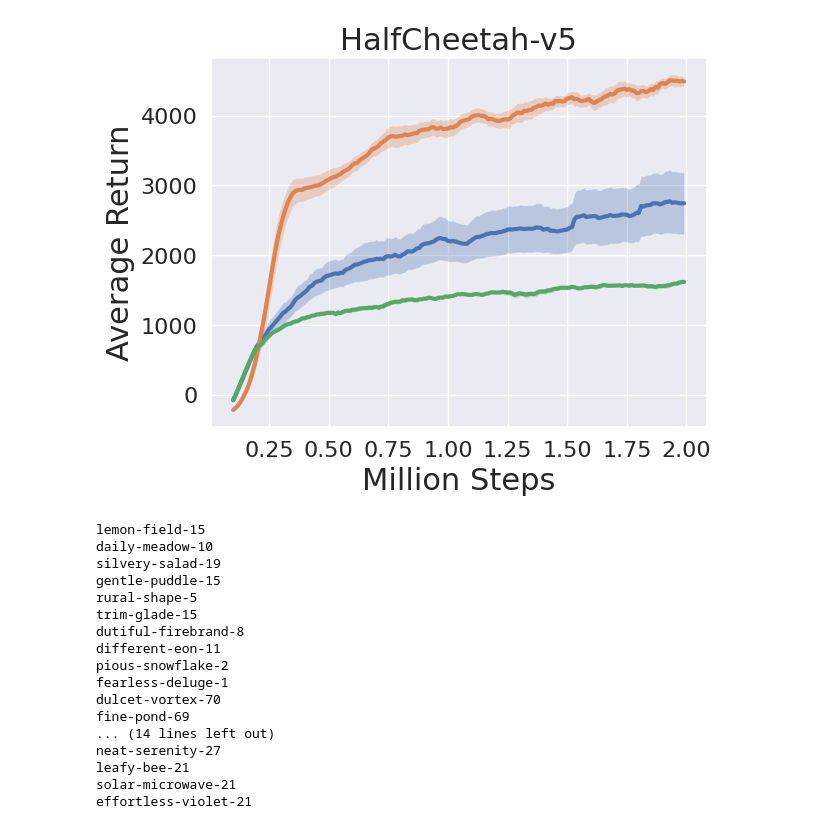
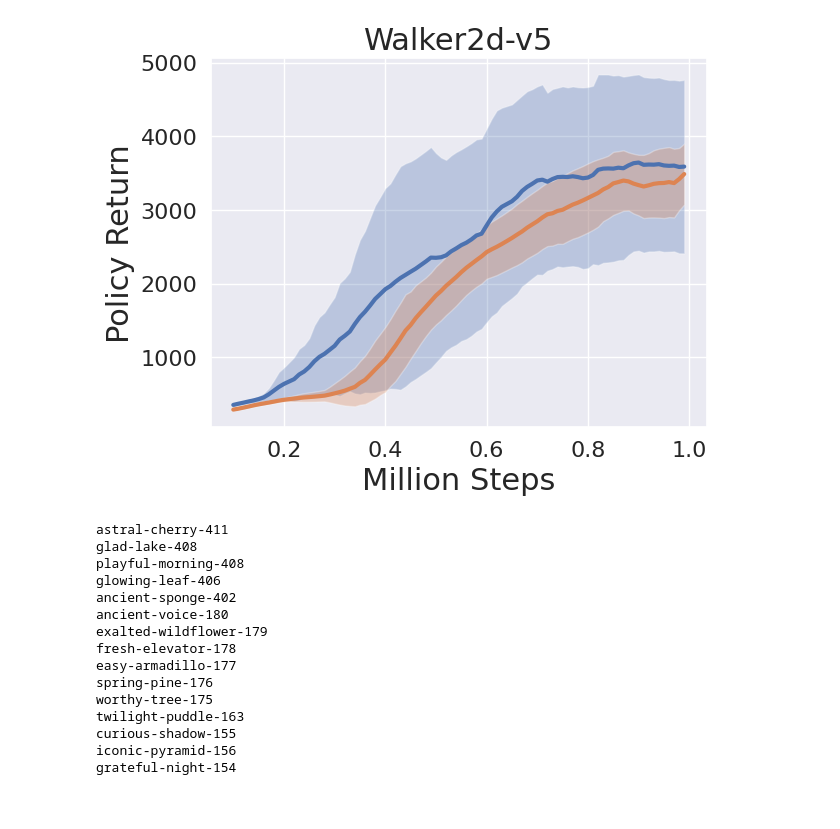
Before and after one commit to kallel-mahdi/supersac, a Jupyter notebook: notebooks/PLOTS.ipynb, the cells around one changed output. Drawn from its saved outputs; the diff is of its cells as text; code cells hidden in the pictures.

```diff
--- a/notebooks/PLOTS.ipynb
+++ b/notebooks/PLOTS.ipynb
@@ -13,56 +13,57 @@ sns.set_theme()
 
 os.environ["WANDB_API_KEY"]="28996bd59f1ba2c5a8c3f2cc23d8673c327ae230"
 api = wandb.Api()
-entity, project_99,project_995 = "mahdikallel", "finishitto", "finishitto_995"
+entity, project_99,project_995 = "mahdikallel", "iclr_close", "iclr_995_tunisia_constant_temp"
 runs_99 = api.runs(entity + "/" + project_99)
 runs_995 = api.runs(entity + "/" + project_995)
 
 runs = itertools.chain(runs_99,runs_995)
 #runs = runs_995
 
-def filter_ppo(run,env_name,normalize_reward):
-    return run.config["env_name"] == env_name and run.config["algo_name"] == "ppo" and normalize_reward == run.config["normalize_reward"]
+def filter_ppo(run,env_name,gamma,normalize_reward):
+    return run.config["env_name"] == env_name and gamma == run.config["gamma"] and run.config["algo_name"] == "ppo" and normalize_reward == run.config["normalize_reward"]
 
 
-def filter_sac(run,env_name,gamma,discount_actor,use_momentum):
-    return run.config["env_name"] == env_name and run.config["algo_name"] == "sac" and gamma == run.config["gamma"] and discount_actor == run.config["discount_actor"] and use_momentum == run.config["use_momentum"]
+def filter_superppo(run,env_name,gamma,discount_actor,on_policy_data,momentum):
+    return run.config["env_name"] == env_name and run.config["algo_name"] == "superppo" and gamma == run.config["gamma"] and discount_actor == run.config["discount_actor"] and momentum == run.config["momentum"] and on_policy_data == run.config["on_policy_data"]
 
 
-env_name = "InvertedDoublePendulum-v5"
 
-dc = {"ppo":{"normalize_reward":True},"ppo(-norm)":{"normalize_reward":False},"on-sac":{"gamma":0.995,"discount_actor":True,"use_momentum":False}}
+dc = {"ppo":{"normalize_reward":True,"gamma":0.99},"superppo":{"gamma":0.995,"on_policy_data":False,"discount_actor":True,"momentum":0.9}}
 legends = [""]
-env_names = ["InvertedDoublePendulum-v5","Hopper-v5","HalfCheetah-v5","Walker2d-v5","Ant-v5","Humanoid-v5"]
-max_steps = [5e5,2e6,2e6,2e6,2e6,5e6]
+env_names = ["InvertedDoublePendulum-v5","Hopper-v5","Walker2d-v5","HalfCheetah-v5","Ant-v5","Humanoid-v5"]
+max_steps = [1e6,1e6,1e6,1e6,1e6,5e6]
 legend = [True,False,False,False,False,False]
 
 for env_name,max_step,legend in zip(env_names,max_steps,legend):
 
 
-    algo_name = ["ppo","on-sac","ppo(-norm)"]
-    #algo_name = ["ppo"]
+    algo_name = ["ppo","superppo"]
     for algo in algo_name:
 
             df = pd.DataFrame()
             config_list, name_list,run_list= [], [],[]
             for run in runs:
 
+
+
                 # .config contains the hyperparameters.
                 #  We remove special values that start with _.
 
-                if "sac" in algo:
+                if "superppo" in algo:
 
-                    if filter_sac(run,env_name,**dc[algo]):
+                    if filter_superppo(run,env_name,**dc[algo]):
                         config_list.append({k: v for k, v in run.config.items() if not k.startswith("_")})
                         # .name is the human-readable name of the run.
                         name_list.append(run.name)
                         full_df = run.history(samples=10000)
-                        tmp_df = full_df[['evaluation/episode.return','_step']].dropna(axis=0)
-                        tmp_df["average return"] = tmp_df['evaluation/episode.return'].rolling(window=10).mean()
+                        tmp_df = full_df[['evaluation/undisc_policy_return','_step']].dropna(axis=0)
+                        tmp_df["average return"] = tmp_df['evaluation/undisc_policy_return'].rolling(window=10).mean()
                         tmp_df['step'] = np.round(tmp_df['_step'] / 10000) * 10000
                         tmp_df = tmp_df[["step","average return"]]
                         df = pd.concat([df, tmp_df], ignore_index=True)
                         print(run.name)
+
 
                 elif "ppo" in algo :
 
@@ -71,8 +72,8 @@ for env_name,max_step,legend in zip(env_names,max_steps,legend):
                         # .name is the human-readable name of the run.
                         name_list.append(run.name)
                         full_df = run.history(samples=10000)
-                        tmp_df = full_df[['evaluation/episode.return','_step']].dropna(axis=0)
-                        tmp_df["average return"] = tmp_df['evaluation/episode.return'].rolling(window=10).mean()
+                        tmp_df = full_df[['evaluation/undisc_policy_return','_step']].dropna(axis=0)
+                        tmp_df["average return"] = tmp_df['evaluation/undisc_policy_return'].rolling(window=10).mean()
                         tmp_df['step'] = np.round(tmp_df['_step'] / 10000) * 10000
                         tmp_df = tmp_df[["step","average return"]]
                         df = pd.concat([df, tmp_df], ignore_index=True)
@@ -84,18 +85,19 @@ for env_name,max_step,legend in zip(env_names,max_steps,legend):
             df = df[df["step"]<int(max_step)]
             x = df.groupby("step")["step"].mean()/1e6
             mean = df.groupby("step")["average return"].mean()
-            stderror = df.groupby("step")["average return"].std()/np.sqrt(df.groupby("step")["average return"].count())
+            #stderror = df.groupby("step")["average return"].std()/np.sqrt(df.groupby("step")["average return"].count())
+            stderror = df.groupby("step")["average return"].std()
 
             plt.plot(x,mean,label=algo.upper(),linewidth=3)
             plt.fill_between(x,mean-stderror,mean+stderror, alpha=0.3)
             plt.xticks(fontsize=16)
             plt.yticks(fontsize=16)
             plt.xlabel('Million Steps',fontsize=22)
-            plt.ylabel('Average Return',fontsize=22)
+            plt.ylabel('Policy Return',fontsize=22)
             plt.title(env_name,fontsize=22)
             runs = itertools.chain(runs_99,runs_995)
 
     if legend : plt.legend()
-    plt.savefig("./plots/bench_99/"+env_name+"_benchmark_995.pdf", format="pdf", bbox_inches="tight")
+    #plt.savefig("./plots/delete/"+env_name+"_benchmark_995.pdf", format="pdf", bbox_inches="tight")
     plt.show()
 # %% [output]
@@ -155,18 +163,16 @@ faithful-glade-105
-[figure, old version]
+[figure, new version]
-lemon-field-15
-daily-meadow-10
-silvery-salad-19
-gentle-puddle-15
-rural-shape-5
-trim-glade-15
-dutiful-firebrand-8
-different-eon-11
-pious-snowflake-2
-fearless-deluge-1
-dulcet-vortex-70
-fine-pond-69
-... (14 lines left out)
-neat-serenity-27
-leafy-bee-21
-solar-microwave-21
-effortless-violet-21
+astral-cherry-411
+glad-lake-408
+playful-morning-408
+glowing-leaf-406
+ancient-sponge-402
+ancient-voice-180
+exalted-wildflower-179
+fresh-elevator-178
+easy-armadillo-177
+spring-pine-176
+worthy-tree-175
+twilight-puddle-163
+curious-shadow-155
+iconic-pyramid-156
+grateful-night-154
```
Also changed, not shown: parts of 2 cells of this notebook, 2 other files.
